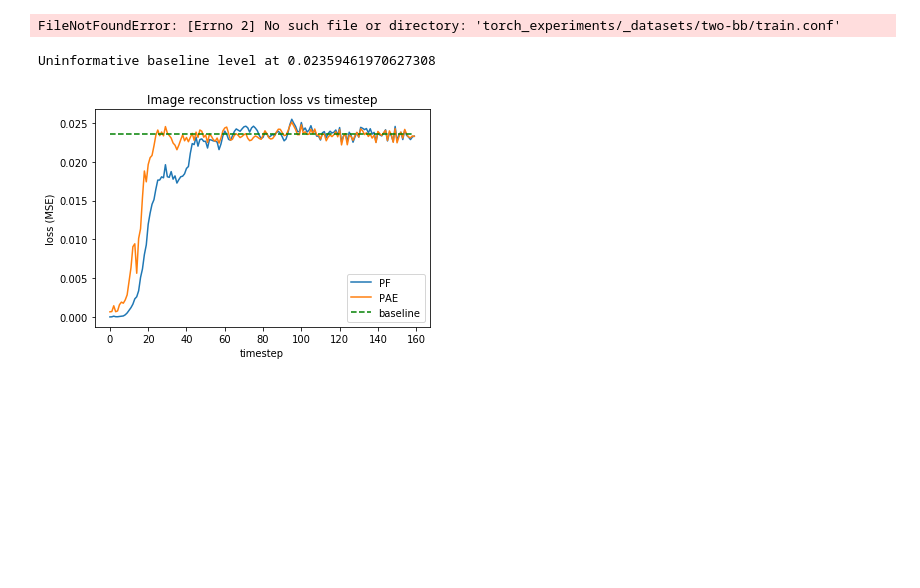
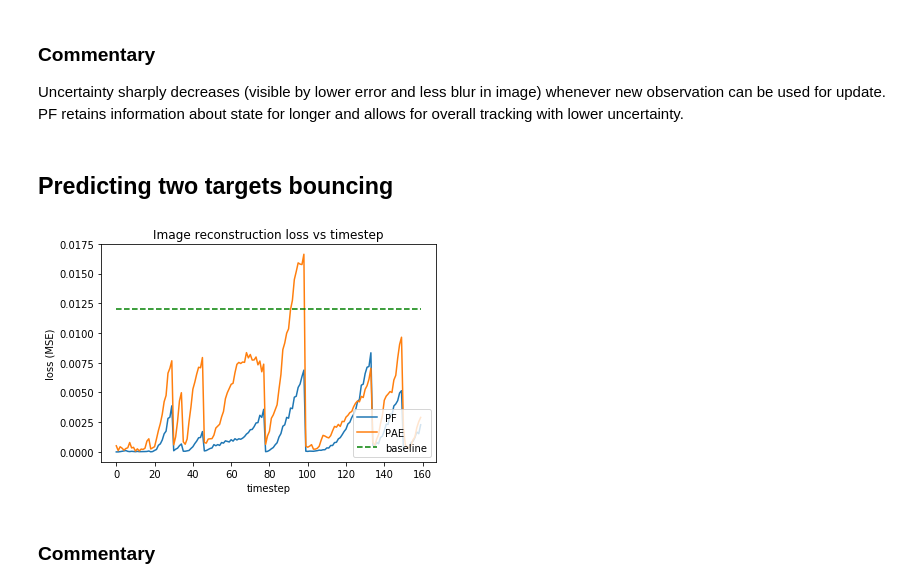
Before and after one commit to ghostwriterm/paegan-pytorch, a Jupyter notebook: notebooks/GeneratePlots.ipynb, the cells around one changed output. Saved outputs shown, nothing was run; the diff lists cells and outputs as text; code cells hidden in the pictures; blank space fills up the shorter version.

Commit message:
adding images

```diff
--- a/notebooks/GeneratePlots.ipynb
+++ b/notebooks/GeneratePlots.ipynb
@@ -8,11 +80,15 @@ from models import PAEGAN
+# %% [markdown]
+### Commentary
+Uncertainty sharply decreases (visible by lower error and less blur in image) whenever new observation can be used for update. PF retains information about state for longer and allows for overall tracking with lower uncertainty.
+# %% [markdown]
+## Predicting two targets bouncing
 # %%
+gif_counter = 2
 net = PAEGAN().cuda()
-net.load_state_dict(torch.load('torch_experiments/two-bb-hack/network/paegan_epoch_56.pth'))
-sim_config = torch.load(open('torch_experiments/_datasets/two-bb/train.conf', 'rb'))
+net.load_state_dict(torch.load('experiments/tw/network/paegan_epoch_18.pth'))
+sim_config = torch.load(open('_datasets/one-pass/train.conf', 'rb'))
+my_utils.pf_multi_run_plot(net, sim_config, runs=1, p_mask=0.95, n_particles=300, gif_no=gif_counter)
 # %% [output]
-FileNotFoundError: [Errno 2] No such file or directory: 'torch_experiments/_datasets/two-bb/train.conf'
+[figure, added]
-# %%
-my_utils.pf_multi_run_plot(net, sim_config, runs=1, p_mask=1.0, n_particles=300)
-# %% [output]
-Uninformative baseline level at 0.02359461970627308
-[figure, removed]
+# %% [markdown]
+### Commentary
```
Also changed, not shown: parts of 6 cells of this notebook, 15 other files.
